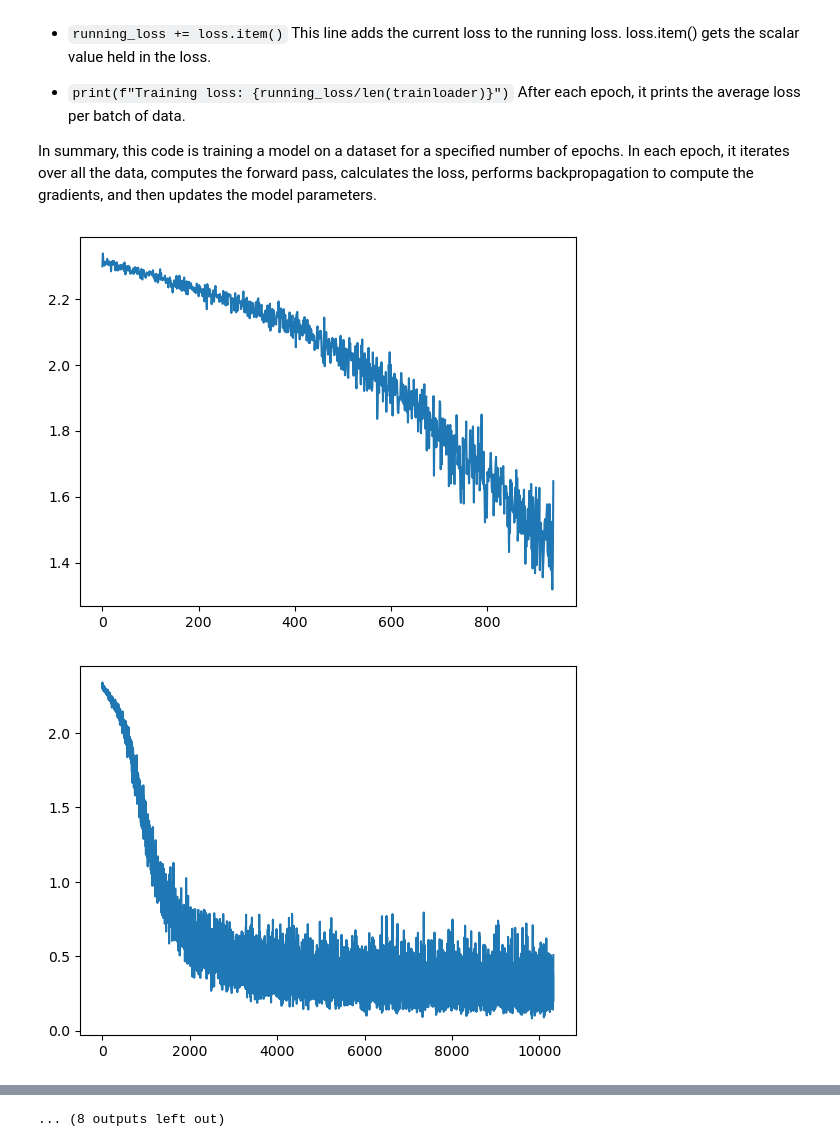
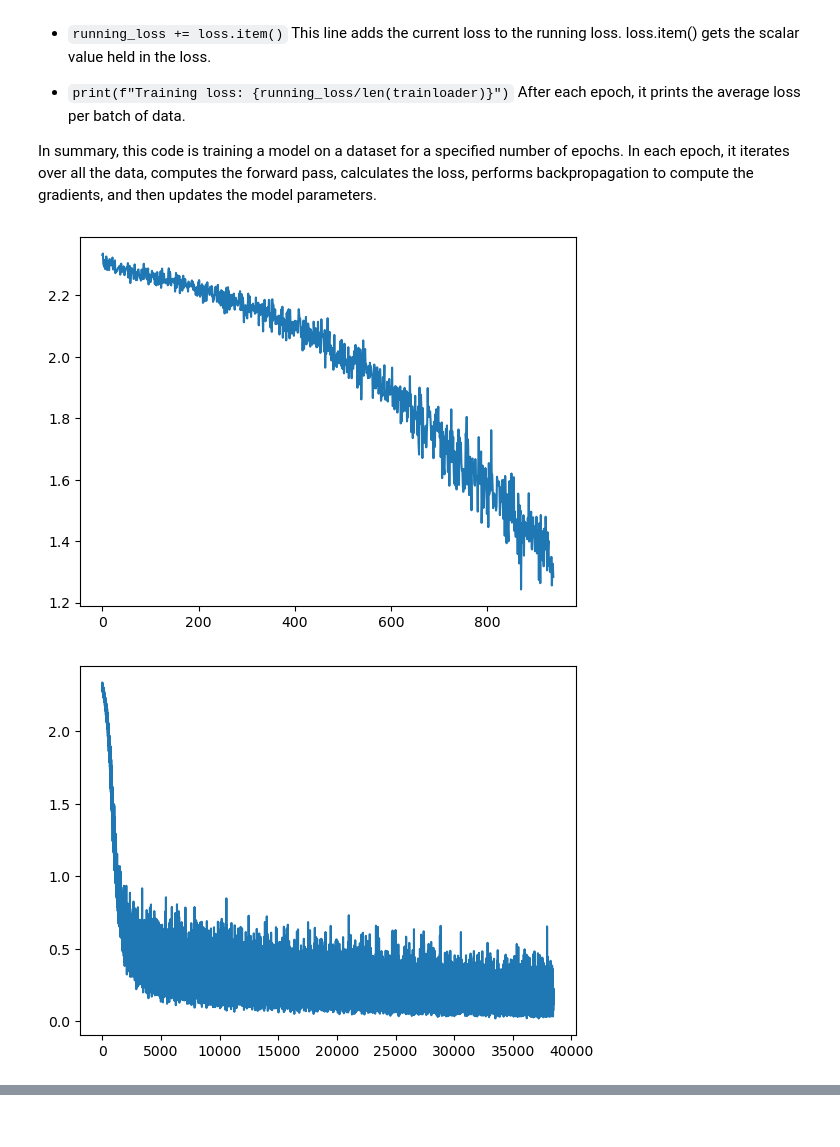
Before and after one commit to BMcCawley/mnist_model, a Jupyter notebook: mnist_ann.ipynb, the cells around one changed output, grey strips where cells are left out. Saved outputs shown, nothing was run; the diff lists cells and outputs as text; code cells hidden in the pictures.

```diff
--- a/mnist_ann.ipynb
+++ b/mnist_ann.ipynb
@@ -100,8 +100,8 @@ tensor([[-1.0000, -1.0000, -1.0000, -1.0000, -1.0000, -1.0000, -1.0000, -1.0000,
 # %% [markdown]
 Plot MNIST images.
 # %%
-nrows = 15
-ncols = 20
+nrows = 8
+ncols = 8
 fig, axs = plt.subplots(nrows, ncols)
 for i, ax in enumerate(axs.flat):
     ax.imshow(trainloader.dataset[i][0][0])
@@ -187,7 +187,7 @@ However, if there are too many epochs, the model may overfit the training data t
 It’s important to monitor the model’s performance on a validation set during training and stop training when the validation performance starts to decay. This technique is known as early stopping.
 # %%
 # Set the number of training epochs
-epochs = 200
+epochs = 120
 # %% [markdown]
 - `for images, labels in trainloader:` This loop iterates over the training data in batches of 64 (as set when `trainloader` was defined). In each iteration, it provides a batch of images and their corresponding labels.
 
@@ -213,33 +213,33 @@ In summary, this code is training a model on a dataset for a specified number of
 # %%
 # Start the training loop
 loss_list = []
 for i in range(epochs):
     for images, labels in trainloader:
         # Flatten MNIST images into a 784 long vector
         images = images.view(images.shape[0], -1)
 
         # Move images and labels to the device
         images, labels = images.to(device), labels.to(device)
 
         # Training pass
         optimizer.zero_grad()  # Clear the gradients
 
         output = model(images)  # Forward pass
         # Output is a tensor with shape [64, 10]
         # The second dimension is a vector of likelihood of each digit
         loss = criterion(output, labels)  # Compute the loss
         # Loss is a tensor of one element
         # It is also associated with a function to calculate the gradient
         # Backpropagation
         loss.backward()  # Compute the gradients
 
         # Update weights
         optimizer.step()  # Update the weights
 
         loss_list.append(loss.item())
-    if i % 10 == 0:
+    if i % 40 == 0:
         plt.plot(loss_list)
         plt.show()
 # %% [output]
-[figure, old version]
+[figure, new version]
-[figure, old version]
+[figure, new version]
@@ -256,4 +247,3 @@ for i in range(epochs):
-... (8 outputs left out)
 # %%
 # Download and load the testing data
 testset = datasets.MNIST(
```
Also changed, not shown: parts of 5 cells of this notebook, 1 other file.
